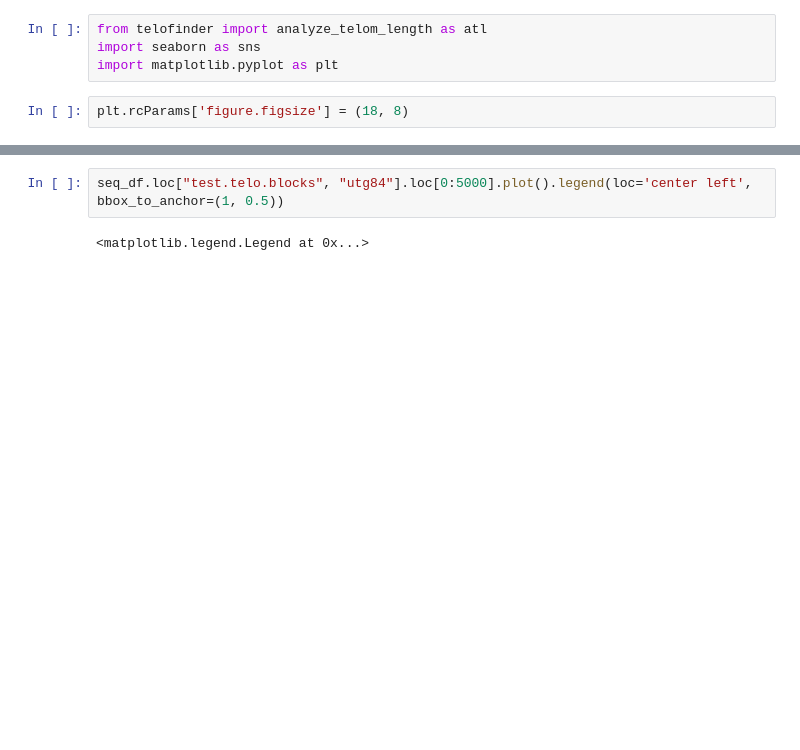
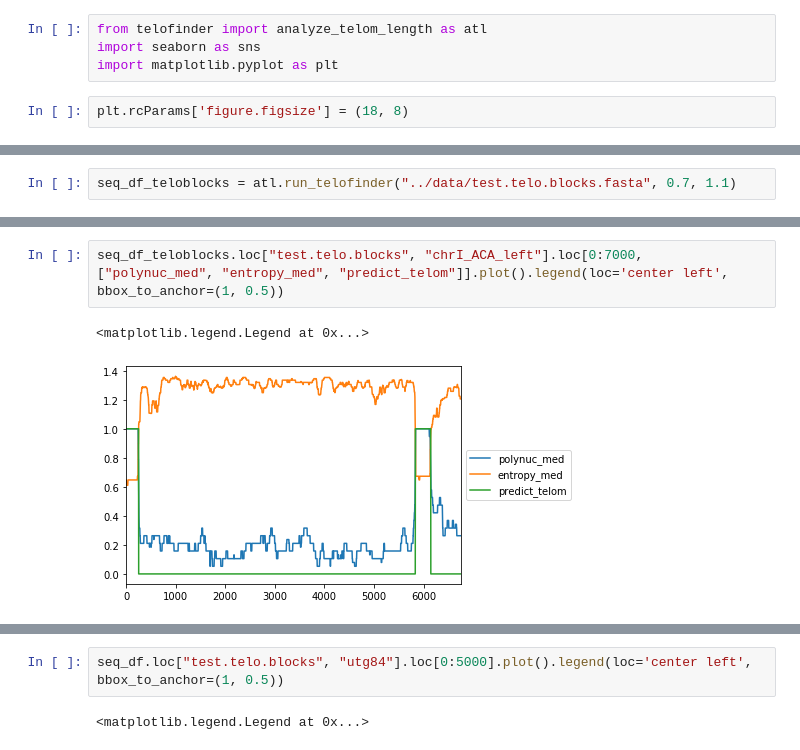
Before and after one commit to GillesFischerSorbonne/telofinder, a Jupyter notebook: telofinder/python_script/analyse_telom_testing.ipynb, the cells around one changed output, grey strips where cells are left out. Cells and saved outputs as stored; diff of their text form; blank space fills up the shorter version.

```diff
--- a/telofinder/python_script/analyse_telom_testing.ipynb
+++ b/telofinder/python_script/analyse_telom_testing.ipynb
@@ -51,0 +43,2 @@ seq_df
+# %%
+seq_df_teloblocks = atl.run_telofinder("../data/test.telo.blocks.fasta", 0.7, 1.1)
@@ -51,0 +63,5 @@ seq_df
+# %%
+seq_df_teloblocks.loc["test.telo.blocks", "chrI_ACA_left"].loc[0:7000, ["polynuc_med", "entropy_med", "predict_telom"]].plot().legend(loc='center left', bbox_to_anchor=(1, 0.5))
+# %% [output]
+<matplotlib.legend.Legend at 0x...>
+[figure, added]
```
Also changed, not shown: parts of 15 cells of this notebook.
